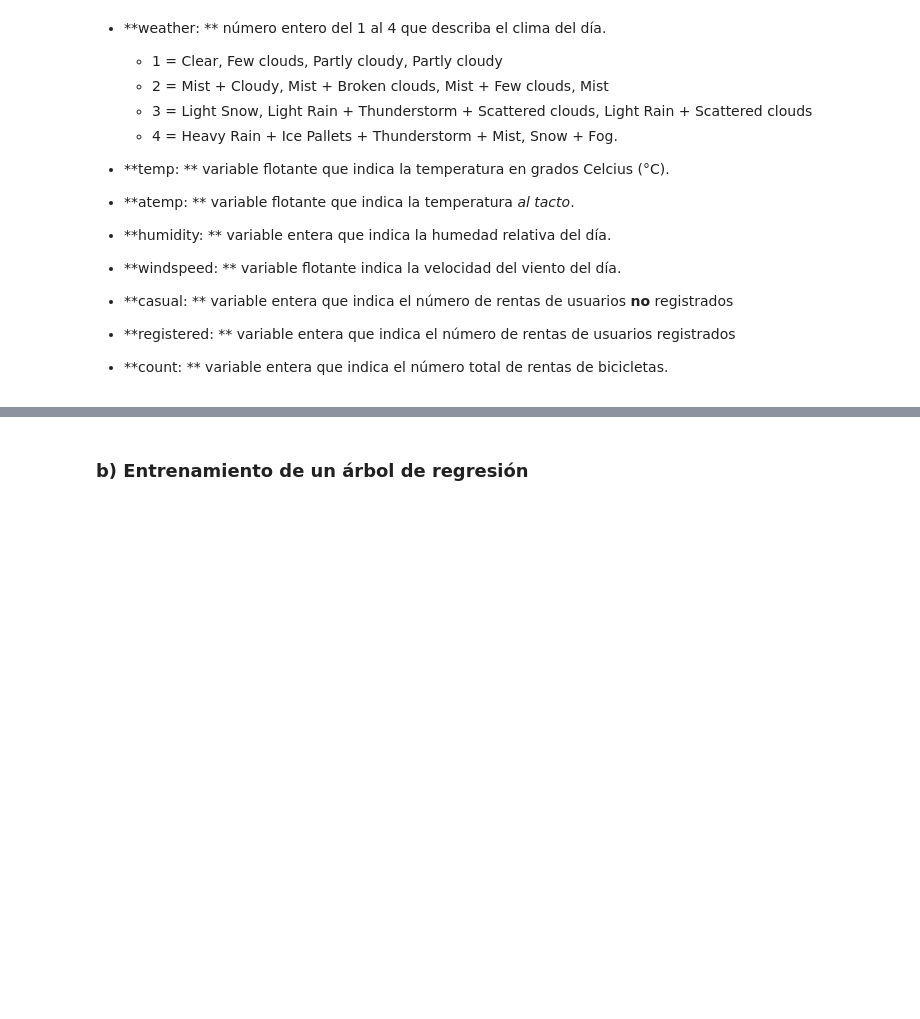
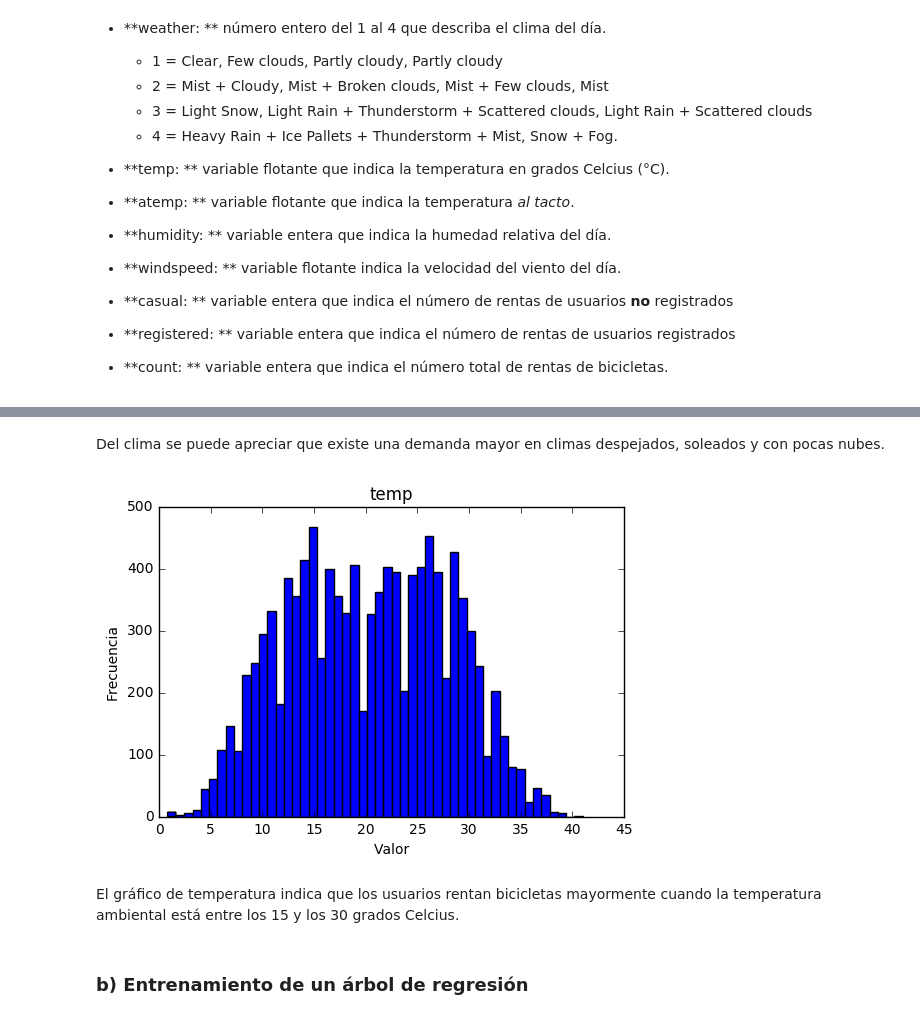
Before and after one commit to ivangolo/ML, a Jupyter notebook: Parte 2/Bike_Sharing.ipynb, the cells around one changed output, grey strips where cells are left out. Drawn from its saved outputs; the diff is of its cells as text; code cells hidden in the pictures; blank space fills up the shorter version.

```diff
--- a/Parte 2/Bike_Sharing.ipynb
+++ b/Parte 2/Bike_Sharing.ipynb
@@ -75,3 +85,16 @@ plt.show()
+# %% [markdown]
+Del clima se puede apreciar que existe una demanda mayor en climas despejados, soleados y con pocas nubes.
+# %%
+variable = 'temp'
+plt.hist(df[variable], bins = 50)
+plt.title(variable)
+plt.xlabel("Valor")
+plt.ylabel("Frecuencia")
+plt.show()
+# %% [output]
+[figure, added]
+# %% [markdown]
+El gráfico de temperatura indica que los usuarios rentan bicicletas mayormente cuando la temperatura ambiental está entre los 15 y los 30 grados Celcius.
 # %% [markdown]
 ### b) Entrenamiento de un árbol de regresión
 # %%
```
Also changed, not shown: parts of 4 cells of this notebook.
